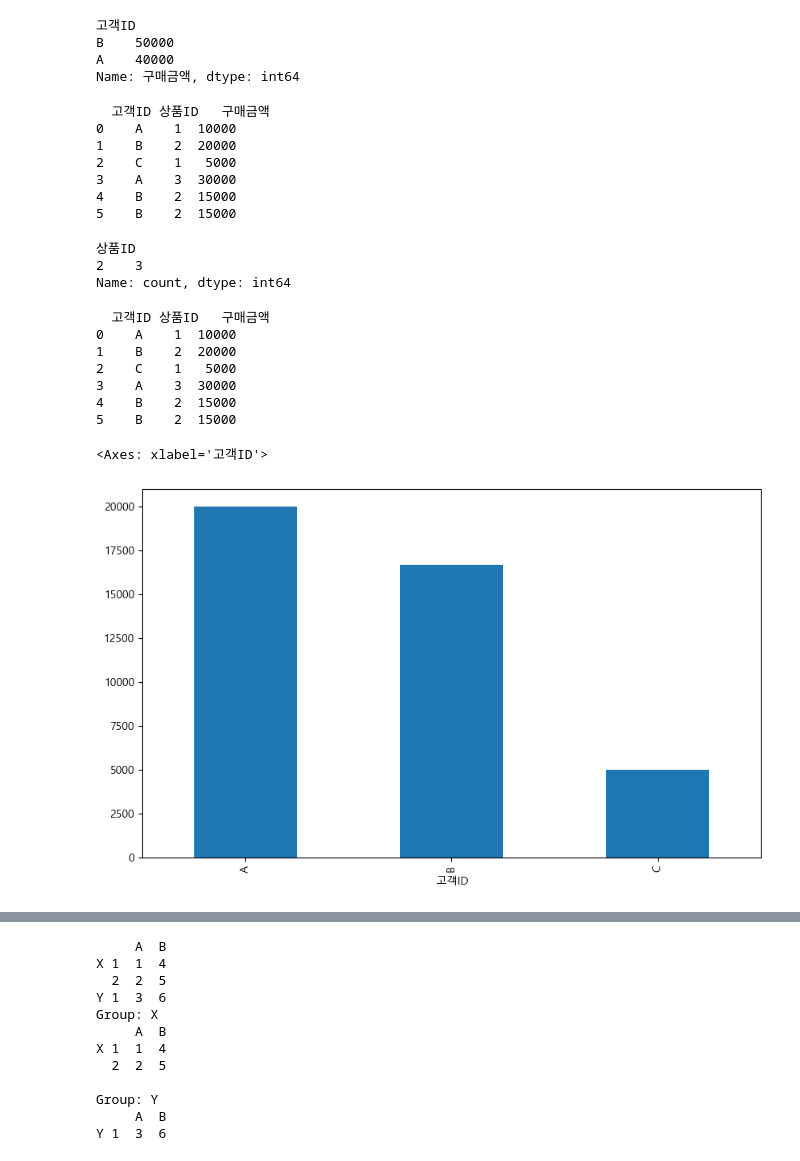
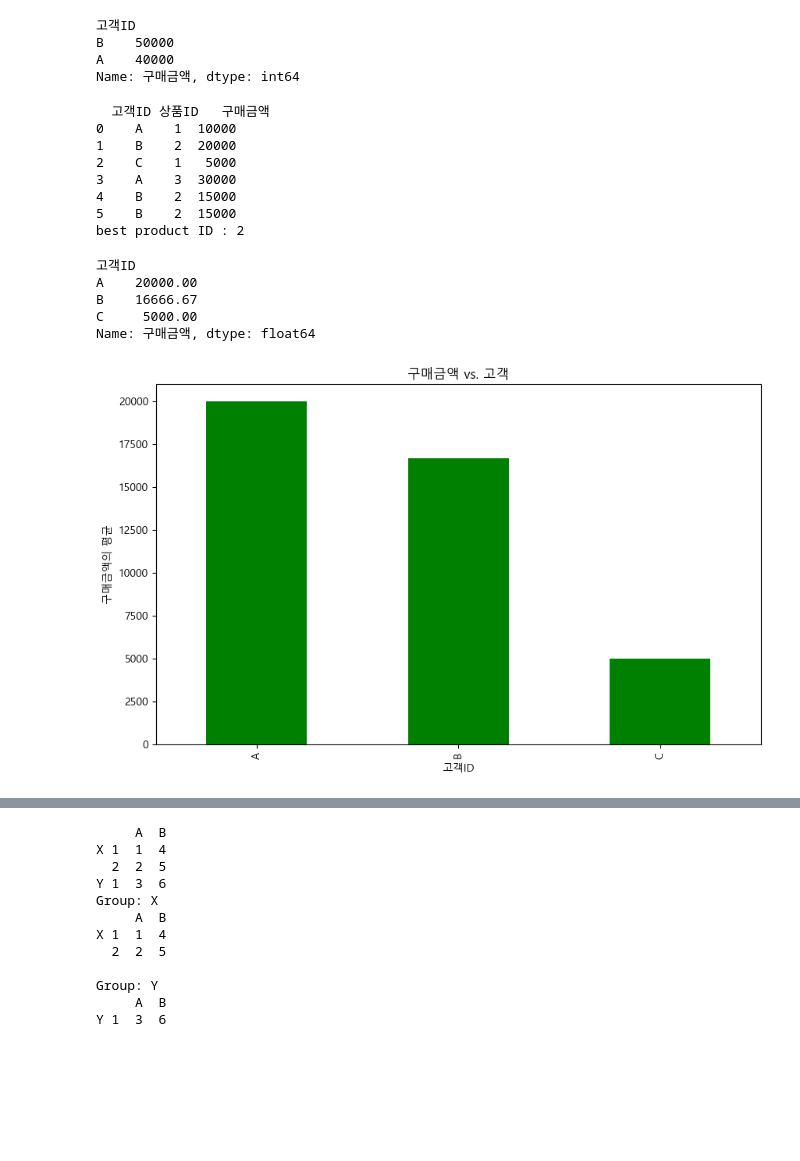
Before and after one commit to shine0987/python_basic, a Jupyter notebook: data_analysis_05_01_class.ipynb, the cells around one changed output, grey strips where cells are left out. Saved outputs shown, nothing was run; the diff lists cells and outputs as text; code cells hidden in the pictures; blank space fills up the shorter version.

```diff
--- a/data_analysis_05_01_class.ipynb
+++ b/data_analysis_05_01_class.ipynb
@@ -233,7 +229,10 @@ Name: 구매금액, dtype: int64
 # 4) 고객에서 가장 인기있는 상품 찾기
 print(df)
 many = df["상품ID"].value_counts()
-many.head(1)
+# result = many.head(1)
+result = many.idxmax()
+
+print(f"best product ID : {result}")
 # %% [output]
   고객ID 상품ID   구매금액
 0    A    1  10000
@@ -242,23 +241,22 @@ many.head(1)
 3    A    3  30000
 4    B    2  15000
 5    B    2  15000
+best product ID : 2
-상품ID
-2    3
-Name: count, dtype: int64
 # %%
 # 5) 고객ID별 구매금액의 평균를 계산하고 시각화하기
-print(df)
-customer_mean = df.groupby("고객ID")["구매금액"].mean()
-customer_mean.plot.bar()
+customer_mean = round(df.groupby(["고객ID"])["구매금액"].mean(), 2)
+print(customer_mean)
+
+customer_mean.plot(kind = "bar", color = "green")
+plt.title("구매금액 vs. 고객") # title 설정
+plt.ylabel("구매금액의 평균")
+plt.show()
 # %% [output]
-  고객ID 상품ID   구매금액
-0    A    1  10000
-1    B    2  20000
-2    C    1   5000
-3    A    3  30000
-4    B    2  15000
-5    B    2  15000
+고객ID
+A    20000.00
+B    16666.67
+C     5000.00
+Name: 구매금액, dtype: float64
-<Axes: xlabel='고객ID'>
-[figure, old version]
+[figure, new version]
 # %%
 # 6) 고객ID와 상품ID를 기준으로 그룹화하여 구매금액의 합계를 계산하고 시각화하기
```
Also changed, not shown: parts of 22 cells of this notebook.
